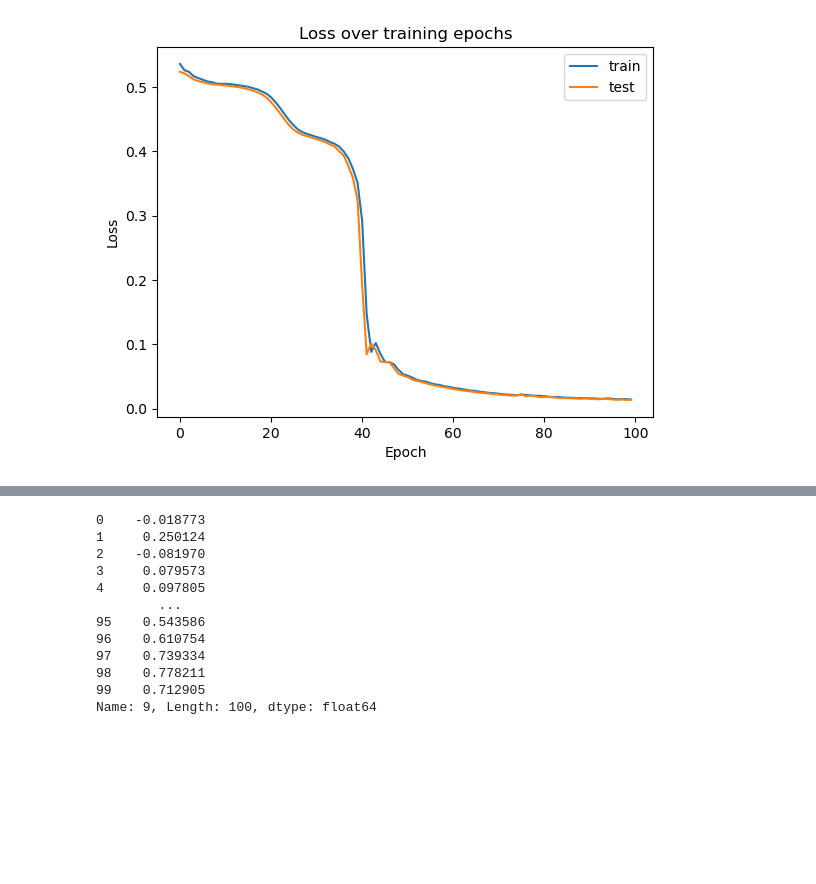
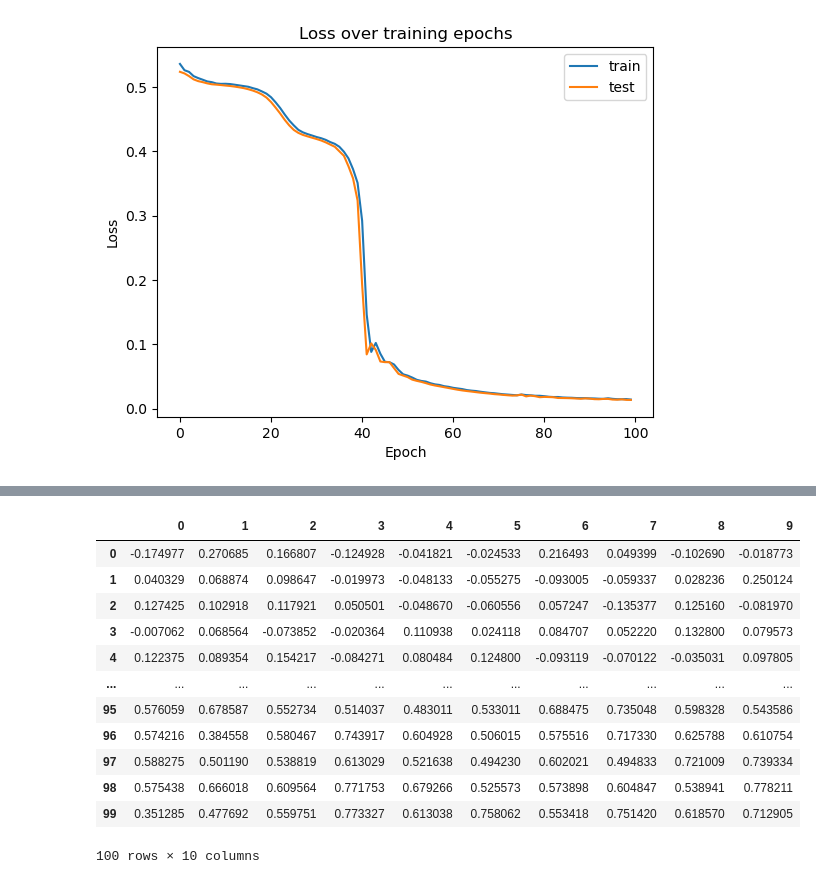
Before and after one commit to oliverangelil/ipynb, a Jupyter notebook: deep-learning/EncDec-AD.ipynb, the cells around one changed output, grey strips where cells are left out. Drawn from its saved outputs; the diff is of its cells as text; code cells hidden in the pictures; blank space fills up the shorter version.

```diff
--- a/deep-learning/EncDec-AD.ipynb
+++ b/deep-learning/EncDec-AD.ipynb
@@ -448,17 +448,18 @@ pd.DataFrame(model(val_tensor_plot).detach().numpy().reshape(-1, 10)).describe()
 | 75% | 0.698570 | 0.678619 | 0.708167 | 0.677652 | 0.664757 | 0.661823 | 0.665331 | 0.698847 | 0.698484 | 0.673824 |
 | max | 0.981189 | 1.000368 | 1.008154 | 0.998405 | 0.973475 | 0.995788 | 0.957932 | 1.001959 | 0.967558 | 0.999100 |
 # %%
-val_df_plot[9]
+val_df_plot.iloc[:, 1:]
 # %% [output]
+|  | 0 | 1 | 2 | 3 | 4 | 5 | 6 | 7 | 8 | 9 |
+| 0 | -0.174977 | 0.270685 | 0.166807 | -0.124928 | -0.041821 | -0.024533 | 0.216493 | 0.049399 | -0.102690 | -0.018773 |
+| 1 | 0.040329 | 0.068874 | 0.098647 | -0.019973 | -0.048133 | -0.055275 | -0.093005 | -0.059337 | 0.028236 | 0.250124 |
+| 2 | 0.127425 | 0.102918 | 0.117921 | 0.050501 | -0.048670 | -0.060556 | 0.057247 | -0.135377 | 0.125160 | -0.081970 |
+| 3 | -0.007062 | 0.068564 | -0.073852 | -0.020364 | 0.110938 | 0.024118 | 0.084707 | 0.052220 | 0.132800 | 0.079573 |
+| 4 | 0.122375 | 0.089354 | 0.154217 | -0.084271 | 0.080484 | 0.124800 | -0.093119 | -0.070122 | -0.035031 | 0.097805 |
+| ... | ... | ... | ... | ... | ... | ... | ... | ... | ... | ... |
+| 95 | 0.576059 | 0.678587 | 0.552734 | 0.514037 | 0.483011 | 0.533011 | 0.688475 | 0.735048 | 0.598328 | 0.543586 |
+| 96 | 0.574216 | 0.384558 | 0.580467 | 0.743917 | 0.604928 | 0.506015 | 0.575516 | 0.717330 | 0.625788 | 0.610754 |
+| 97 | 0.588275 | 0.501190 | 0.538819 | 0.613029 | 0.521638 | 0.494230 | 0.602021 | 0.494833 | 0.721009 | 0.739334 |
+| 98 | 0.575438 | 0.666018 | 0.609564 | 0.771753 | 0.679266 | 0.525573 | 0.573898 | 0.604847 | 0.538941 | 0.778211 |
+| 99 | 0.351285 | 0.477692 | 0.559751 | 0.773327 | 0.613038 | 0.758062 | 0.553418 | 0.751420 | 0.618570 | 0.712905 |
-0    -0.018773
-1     0.250124
-2    -0.081970
-3     0.079573
-4     0.097805
-        ...
-95    0.543586
-96    0.610754
-97    0.739334
-98    0.778211
-99    0.712905
-Name: 9, Length: 100, dtype: float64
+100 rows × 10 columns
```
Also changed, not shown: parts of 1 cell of this notebook.
